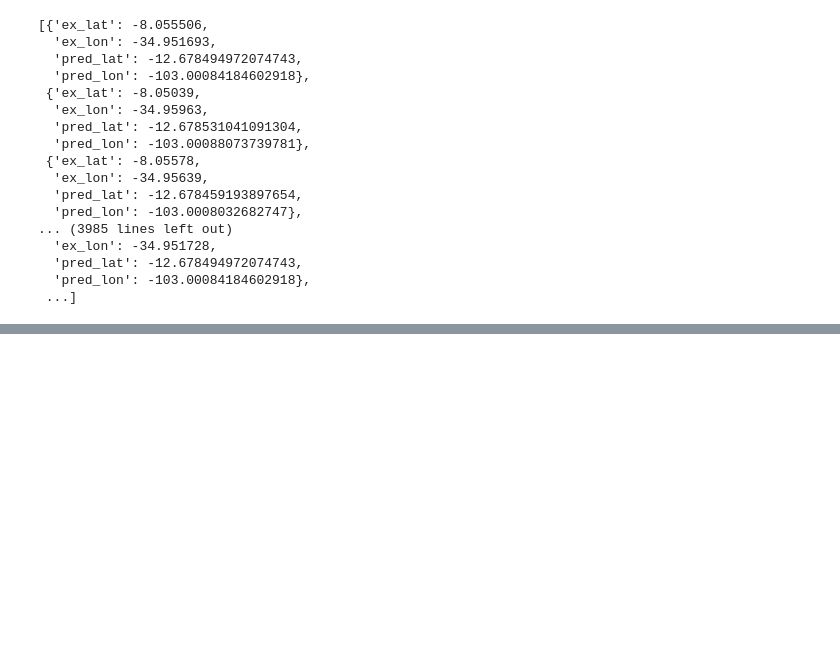
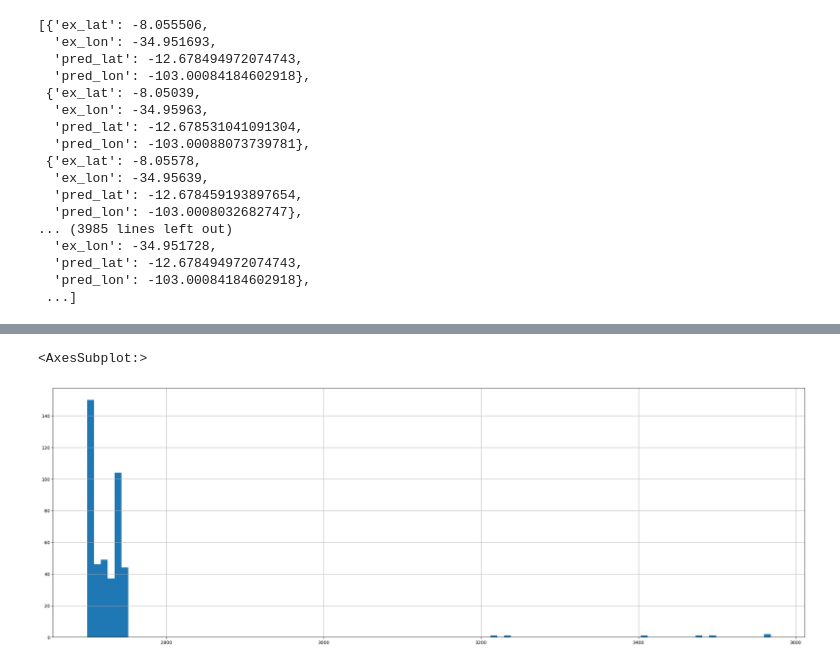
Before and after one commit to hlaff147/ES-290-Comunicacoes-Moveis, a Jupyter notebook: localization_techniques/trilateration/main.ipynb, the cells around one changed output, grey strips where cells are left out. Cells and saved outputs as stored; diff of their text form; code cells hidden in the pictures; blank space fills up the shorter version.

```diff
--- a/localization_techniques/trilateration/main.ipynb
+++ b/localization_techniques/trilateration/main.ipynb
@@ -221,0 +257,5 @@ result_data
+# %%
+error_data = []
+result_data = []
+comp_data = []
+main()
@@ -221,0 +303,2 @@ result_data
+# %%
+df_diff = pd.DataFrame(columns=['ponto_id', 'erro(metros)'], data=error_data)
@@ -221,0 +317,6 @@ result_data
+# %%
+# histograma
+df_diff['erro(metros)'].hist(bins=100,figsize=(30,10))
+# %% [output]
+<AxesSubplot:>
+[figure, added]
```
Also changed, not shown: parts of 12 cells of this notebook, 2 other files.
